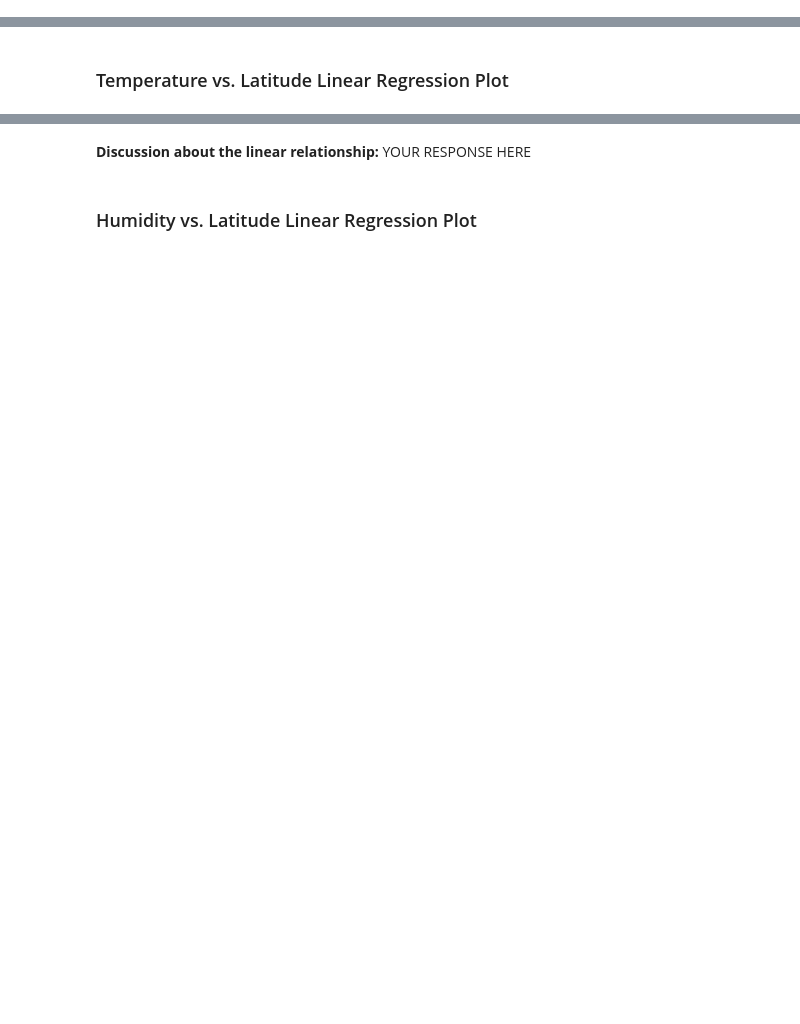
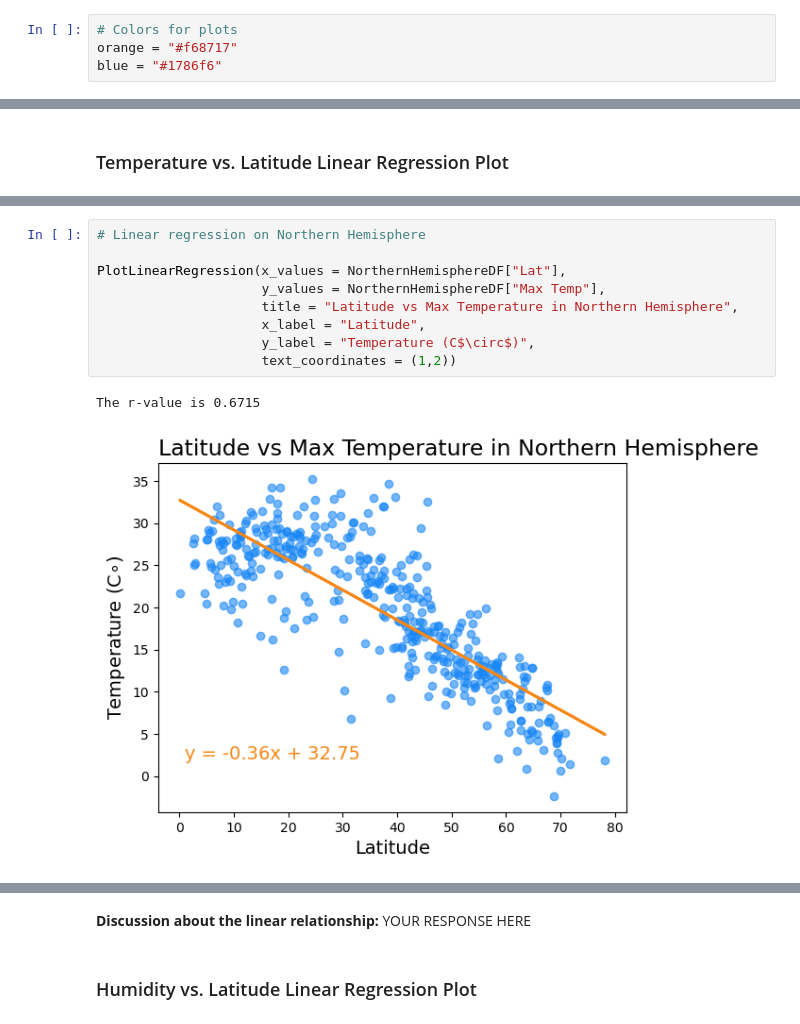
Before and after one commit to dejesusalcala/python-api-challenge, a Jupyter notebook: WeatherPy.ipynb, the cells around one changed output, grey strips where cells are left out. Cells and saved outputs as stored; diff of their text form; blank space fills up the shorter version.

```diff
--- a/WeatherPy.ipynb
+++ b/WeatherPy.ipynb
@@ -206,6 +206,10 @@ MainCityDataDF.head()
 ### Create the Scatter Plots Requested
 
 #### Latitude Vs. Temperature
+# %%
+# Colors for plots
+orange = "#f68717"
+blue = "#1786f6"
 # %%
 # Build scatter plot for latitude vs. max temperature
 
@@ -381,0 +432,12 @@ The r-value is: 0.4121057168607245
+# %%
+# Linear regression on Northern Hemisphere
+
+PlotLinearRegression(x_values = NorthernHemisphereDF["Lat"],
+                     y_values = NorthernHemisphereDF["Max Temp"],
+                     title = "Latitude vs Max Temperature in Northern Hemisphere",
+                     x_label = "Latitude",
+                     y_label = "Temperature (C$\circ$)",
+                     text_coordinates = (1,2))
+# %% [output]
+The r-value is 0.6715
+[figure, added]
```
Also changed, not shown: parts of 26 cells of this notebook.
